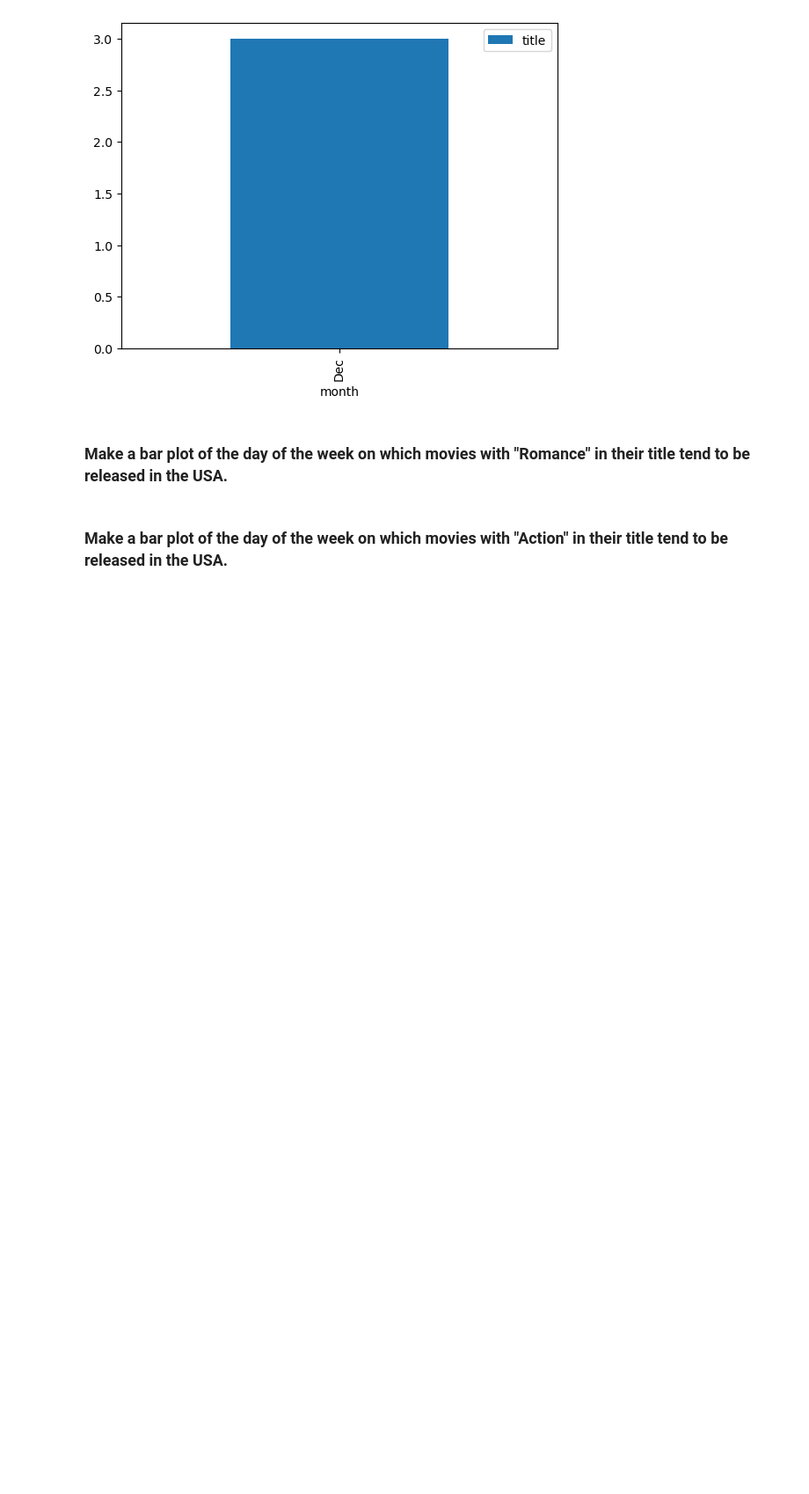
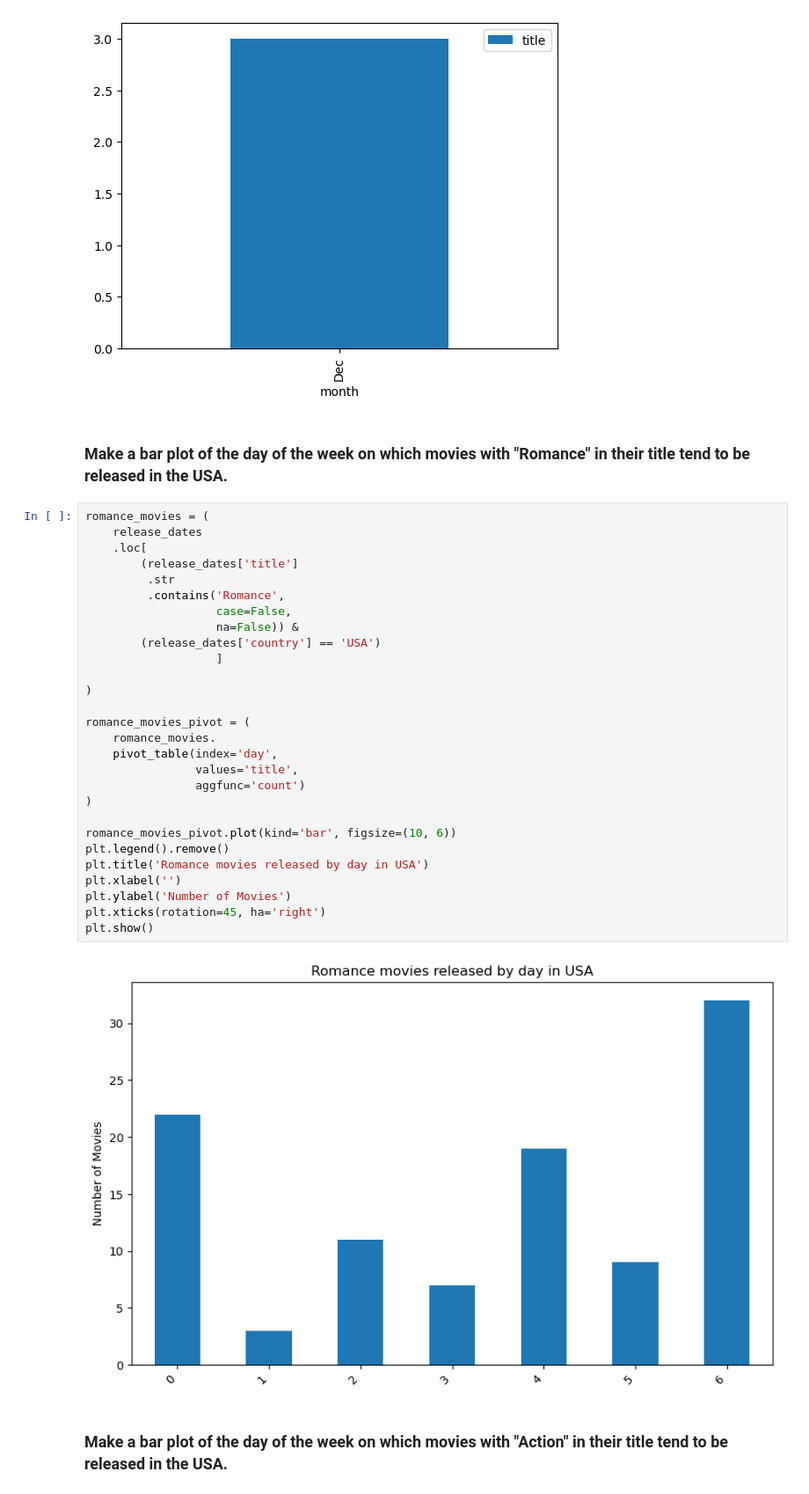
Before and after one commit to ronibars/pycon-pandas-tutorial, a Jupyter notebook: Exercises-5.ipynb, the cells around one changed output. Shown at 88% size. Cells and saved outputs as stored; diff of their text form; blank space fills up the shorter version.

```diff
--- a/Exercises-5.ipynb
+++ b/Exercises-5.ipynb
@@ -95,5 +107,35 @@ usa_hobbit_movies_pivot.plot(kind='bar')
 [figure]
 # %% [markdown]
 ### Make a bar plot of the day of the week on which movies with "Romance" in their title tend to be released in the USA.
+# %%
+romance_movies = (
+    release_dates
+    .loc[
+        (release_dates['title']
+         .str
+         .contains('Romance',
+                   case=False,
+                   na=False)) &
+        (release_dates['country'] == 'USA')
+                   ]
+
+)
+
+romance_movies_pivot = (
+    romance_movies.
+    pivot_table(index='day',
+                values='title',
+                aggfunc='count')
+)
+
+romance_movies_pivot.plot(kind='bar', figsize=(10, 6))
+plt.legend().remove()
+plt.title('Romance movies released by day in USA')
+plt.xlabel('')
+plt.ylabel('Number of Movies')
+plt.xticks(rotation=45, ha='right')
+plt.show()
+# %% [output]
+[figure, added]
 # %% [markdown]
 ### Make a bar plot of the day of the week on which movies with "Action" in their title tend to be released in the USA.
```
Also changed, not shown: parts of 7 cells of this notebook.
